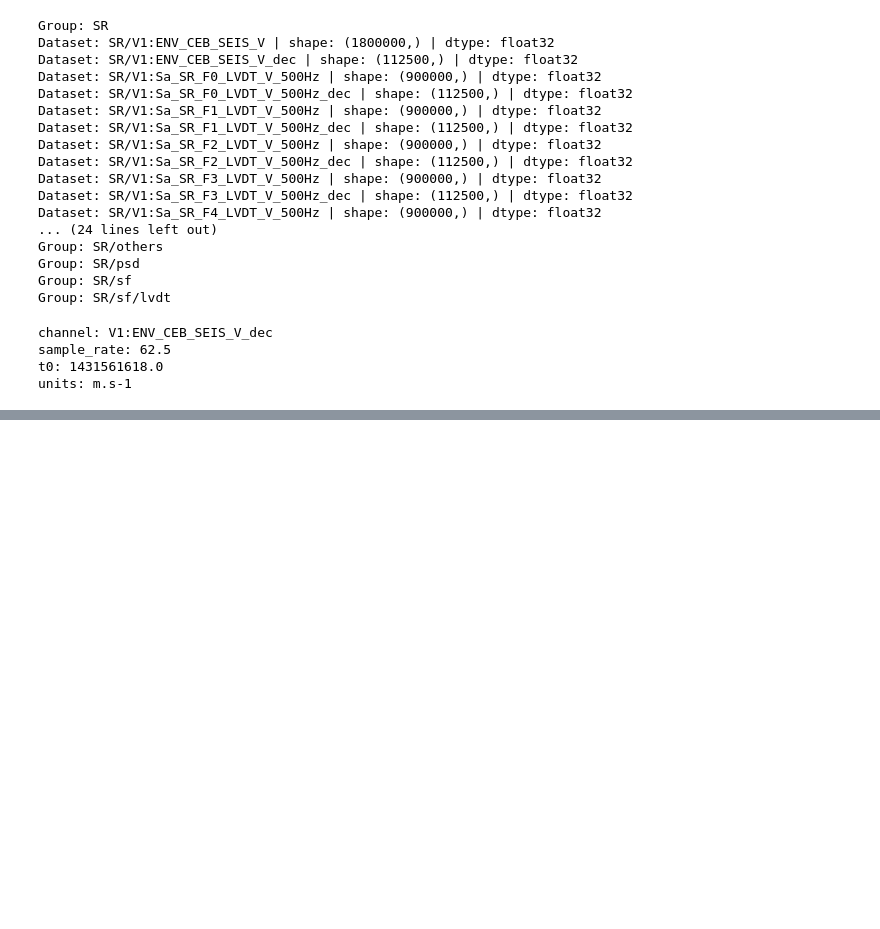
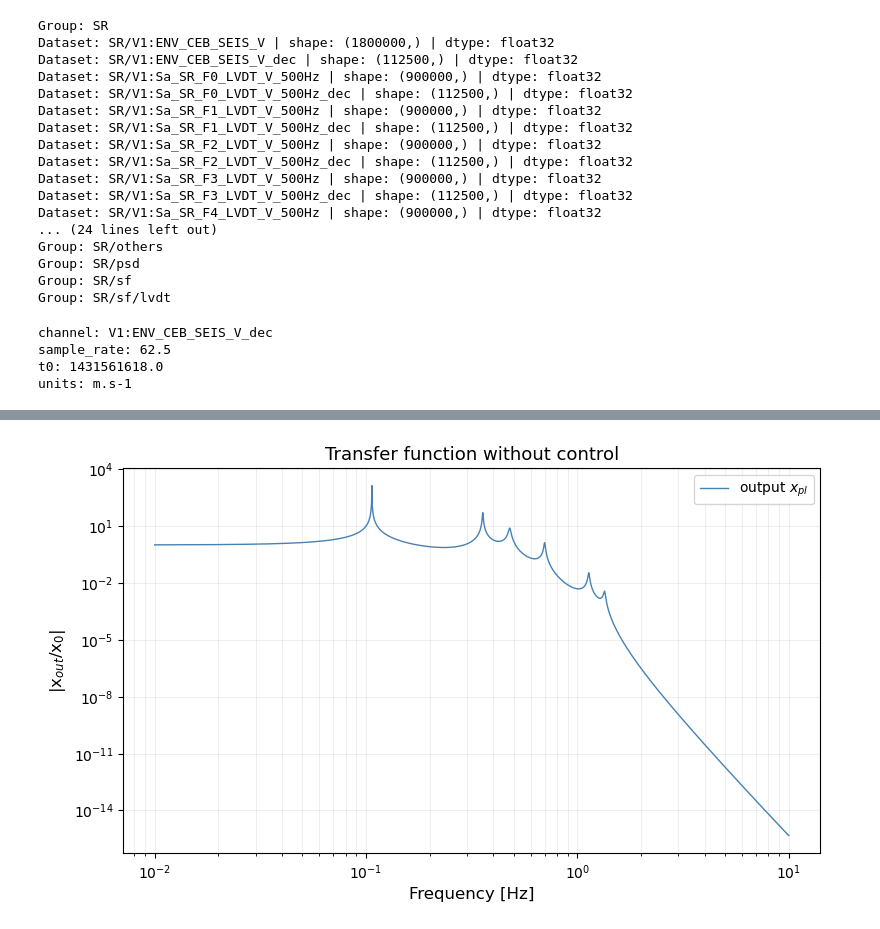
Before and after one commit to letiziapa/sa_v, a Jupyter notebook: first_trial.ipynb, the cells around one changed output, grey strips where cells are left out. Cells and saved outputs as stored; diff of their text form; code cells hidden in the pictures; blank space fills up the shorter version.

```diff
--- a/first_trial.ipynb
+++ b/first_trial.ipynb
@@ -288,0 +246,47 @@ plt.show()
+# %%
+Nt_step = At.size  # temporal steps
+dt = 1e-3
+
+# Parameters of the system
+gamma = [5, 5, 5, 5, 5]  # viscous friction coeff [kg/m*s]
+M = [160, 125, 120, 110, 325, 82]  # filter mass [Kg]
+K = [700, 1500, 3300, 1500, 3400, 564]  # spring constant [N/m]
+
+F = force_function
+
+#freq = np.loadtxt('freq.txt', unpack=True)
+#freq = np.arange(1e-2,1e1,0.0003)
+freq = np.linspace(1e-2, 1e1, 112500)
+wn = 2*np.pi*freq
+
+#print(freq[7]-freq[6])   #0.0030517578125 Hz
+# Simulation
+physical_params = [*M, *K, *gamma, dt]
+simulation_params = [AR_model, Nt_step, dt]
+signal_params = [M[0], At]
+#tt = np.linspace(0, Nt_step * dt, Nt_step, endpoint=False)
+
+tt, v1, v2, v3, v4, v5, v6, x1, x2, x3, x4, x5, x6 = (
+                        evolution(*simulation_params, physical_params, signal_params,
+                        F, file_name = None))
+
+Tf, poles = TransferFunc(wn, *M, *K, *gamma)
+# Compute the magnitude of the transfer function
+#(modulus squared) square rooted
+H = (np.real(Tf) ** 2 + np.imag(Tf) ** 2) ** (1 / 2)
+# %%
+fig = plt.figure(figsize=(9, 5))
+plt.title('Transfer function without control', size=13)
+plt.xlabel('Frequency [Hz]', size=12)
+plt.ylabel('|x$_{out}$/x$_0$|', size=12)
+plt.yscale('log')
+plt.xscale('log')
+plt.grid(True, which='both', ls='-', alpha=0.3, lw=0.5)
+plt.minorticks_on()
+
+#plt.plot(freq, H[0], linestyle='-', linewidth=1, marker='', color='blue', label='output $x_1$')
+plt.plot(freq, H[5], linestyle='-', linewidth=1, marker='', color='steelblue', label='output $x_{pl}$')
+plt.legend()
+plt.show()
+# %% [output]
+[figure, added]
```
Also changed, not shown: parts of 46 cells of this notebook.
